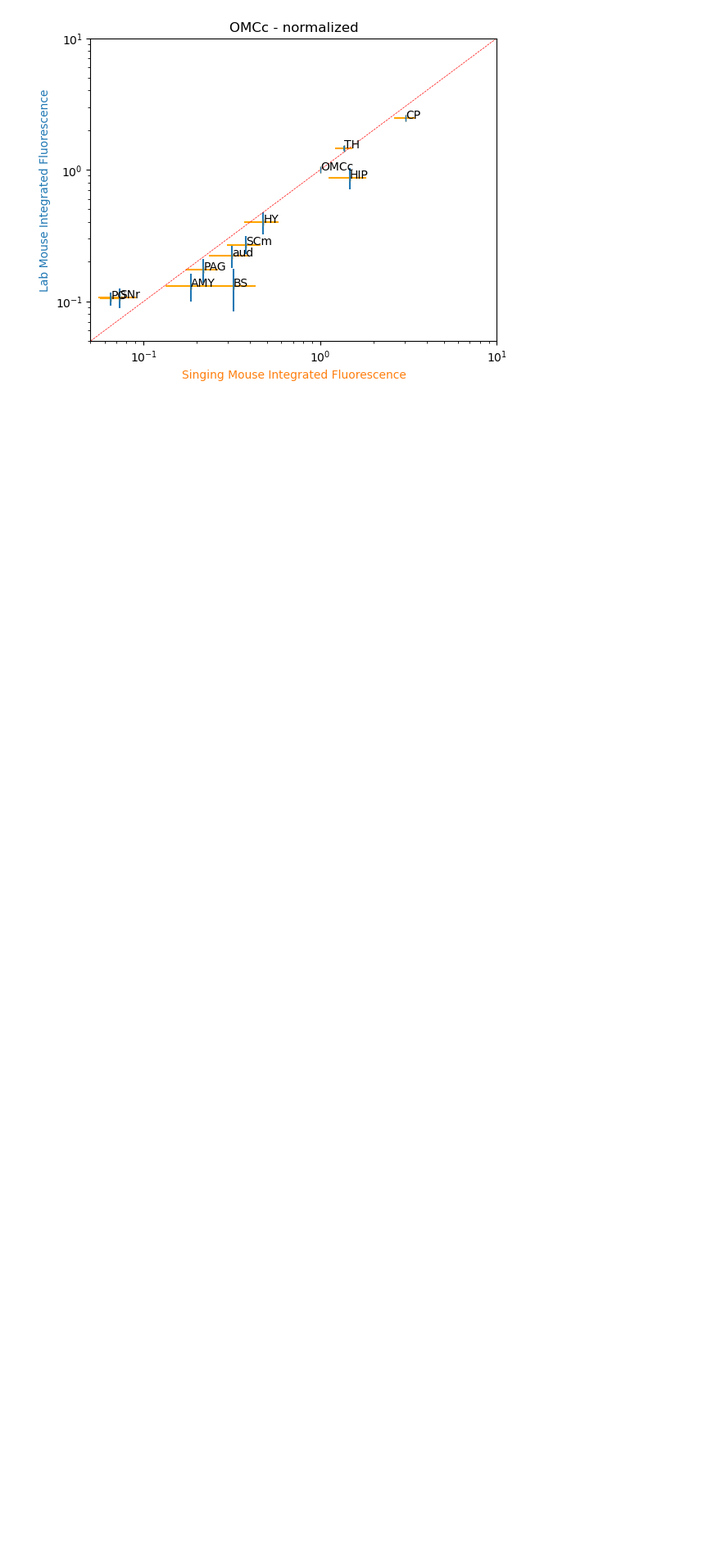
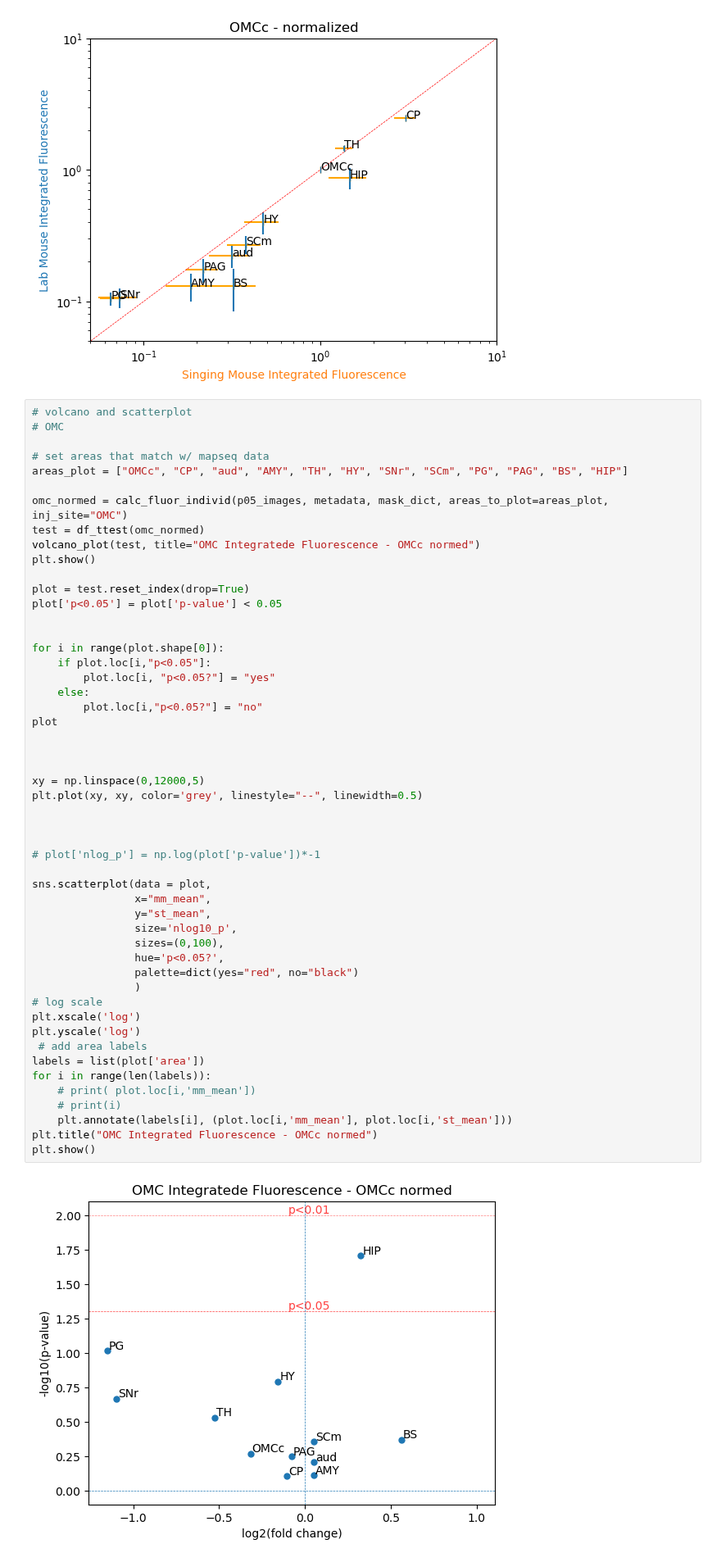
Before and after one commit to eisko/STP_analysis, a Jupyter notebook: STP_quant_fluor_individ.ipynb, the cells around one changed output. Shown at 82% size. Saved outputs shown, nothing was run; the diff lists cells and outputs as text; blank space fills up the shorter version.

```diff
--- a/STP_quant_fluor_individ.ipynb
+++ b/STP_quant_fluor_individ.ipynb
@@ -392,3 +395,56 @@ plt.show()
 # %% [output]
 [figure]
 [figure]
+# %%
+# volcano and scatterplot
+# OMC
+
+# set areas that match w/ mapseq data
+areas_plot = ["OMCc", "CP", "aud", "AMY", "TH", "HY", "SNr", "SCm", "PG", "PAG", "BS", "HIP"]
+
+omc_normed = calc_fluor_individ(p05_images, metadata, mask_dict, areas_to_plot=areas_plot, inj_site="OMC")
+test = df_ttest(omc_normed)
+volcano_plot(test, title="OMC Integratede Fluorescence - OMCc normed")
+plt.show()
+
+plot = test.reset_index(drop=True)
+plot['p<0.05'] = plot['p-value'] < 0.05
+
+
+for i in range(plot.shape[0]):
+    if plot.loc[i,"p<0.05"]:
+        plot.loc[i, "p<0.05?"] = "yes"
+    else:
+        plot.loc[i,"p<0.05?"] = "no"
+plot
+
+
+
+xy = np.linspace(0,12000,5)
+plt.plot(xy, xy, color='grey', linestyle="--", linewidth=0.5)
+
+
+
+# plot['nlog_p'] = np.log(plot['p-value'])*-1
+
+sns.scatterplot(data = plot,
+                x="mm_mean",
+                y="st_mean",
+                size='nlog10_p',
+                sizes=(0,100),
+                hue='p<0.05?',
+                palette=dict(yes="red", no="black")
+                )
+# log scale
+plt.xscale('log')
+plt.yscale('log')
+ # add area labels
+labels = list(plot['area'])
+for i in range(len(labels)):
+    # print( plot.loc[i,'mm_mean'])
+    # print(i)
+    plt.annotate(labels[i], (plot.loc[i,'mm_mean'], plot.loc[i,'st_mean']))
+plt.title("OMC Integrated Fluorescence - OMCc normed")
+plt.show()
+# %% [output]
+[figure, added]
```
Also changed, not shown: parts of 10 cells of this notebook, 5 other files.
